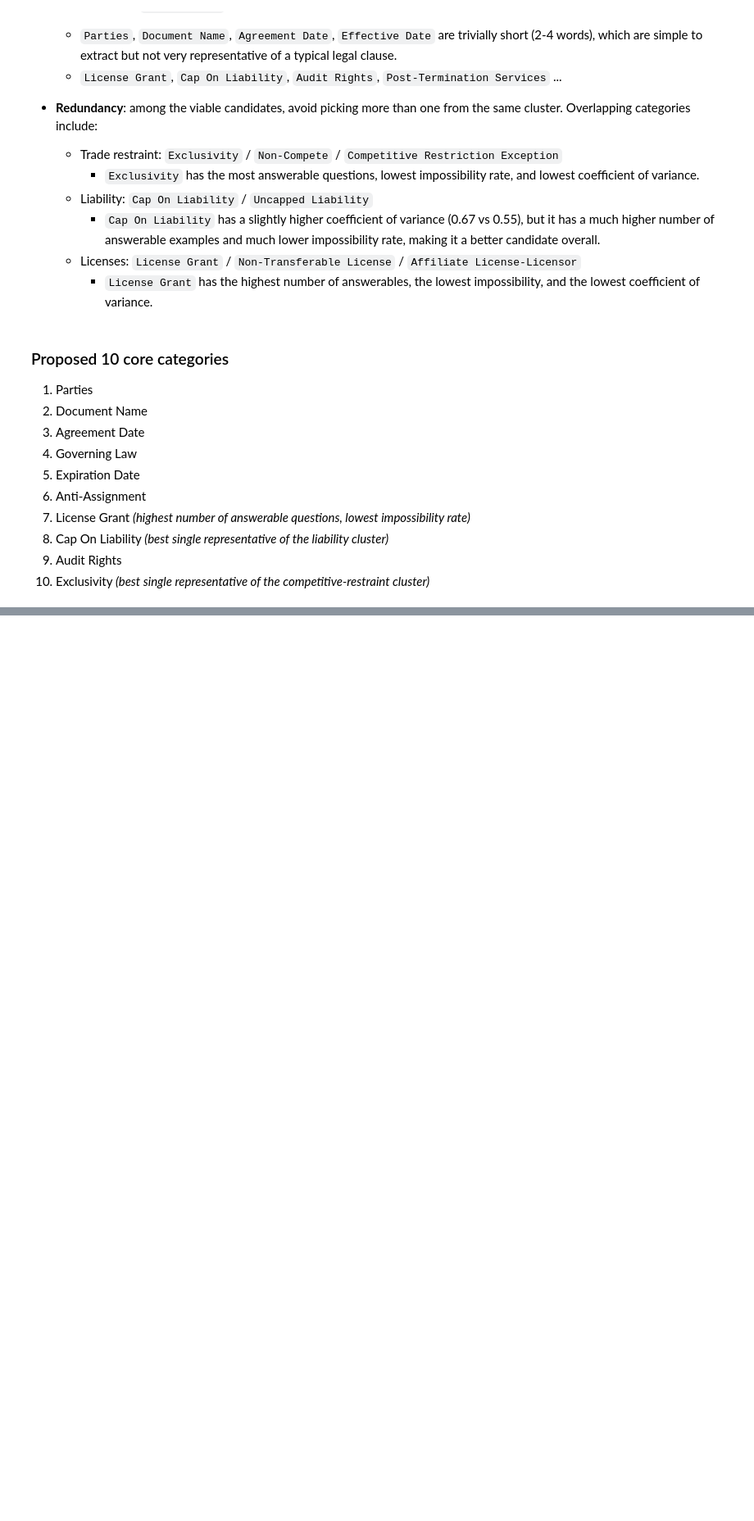
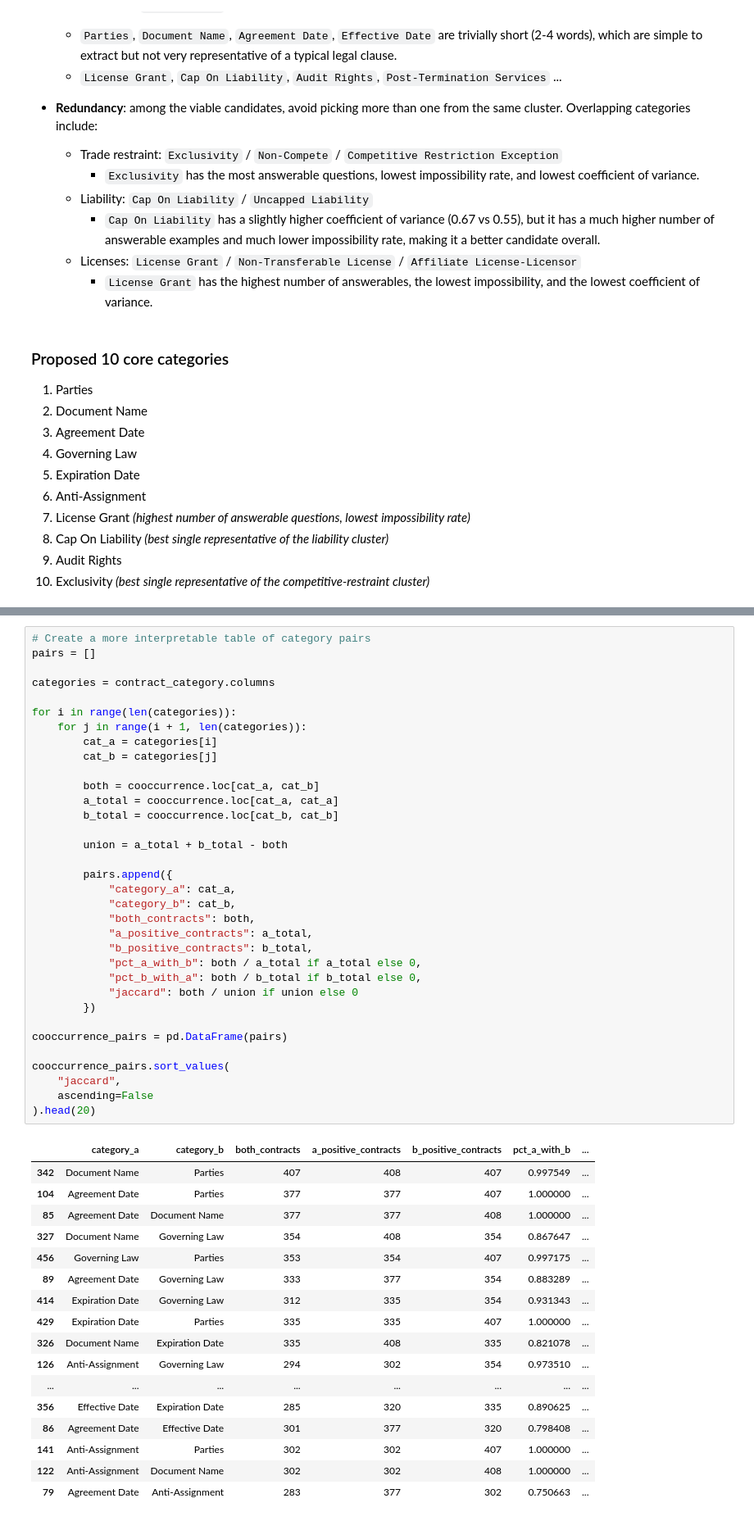
Before and after one commit to Break-Through-Tech/Accenture-1D-contract-review-challenge, a Jupyter notebook: 01_EDA.ipynb, the cells around one changed output, grey strips where cells are left out. Shown at 82% size. Cells and saved outputs as stored; diff of their text form; blank space fills up the shorter version.

```diff
--- a/01_EDA.ipynb
+++ b/01_EDA.ipynb
@@ -454,0 +900,52 @@ category_stats.loc[['License Grant', 'Non-Transferable License', 'Affiliate Lice
+# %%
+# Create a more interpretable table of category pairs
+pairs = []
+
+categories = contract_category.columns
+
+for i in range(len(categories)):
+    for j in range(i + 1, len(categories)):
+        cat_a = categories[i]
+        cat_b = categories[j]
+
+        both = cooccurrence.loc[cat_a, cat_b]
+        a_total = cooccurrence.loc[cat_a, cat_a]
+        b_total = cooccurrence.loc[cat_b, cat_b]
+
+        union = a_total + b_total - both
+
+        pairs.append({
+            "category_a": cat_a,
+            "category_b": cat_b,
+            "both_contracts": both,
+            "a_positive_contracts": a_total,
+            "b_positive_contracts": b_total,
+            "pct_a_with_b": both / a_total if a_total else 0,
+            "pct_b_with_a": both / b_total if b_total else 0,
+            "jaccard": both / union if union else 0
+        })
+
+cooccurrence_pairs = pd.DataFrame(pairs)
+
+cooccurrence_pairs.sort_values(
+    "jaccard",
+    ascending=False
+).head(20)
+# %% [output]
+|  | category_a | category_b | both_contracts | a_positive_contracts | b_positive_contracts | pct_a_with_b | ... |
+| 342 | Document Name | Parties | 407 | 408 | 407 | 0.997549 | ... |
+| 104 | Agreement Date | Parties | 377 | 377 | 407 | 1.000000 | ... |
+| 85 | Agreement Date | Document Name | 377 | 377 | 408 | 1.000000 | ... |
+| 327 | Document Name | Governing Law | 354 | 408 | 354 | 0.867647 | ... |
+| 456 | Governing Law | Parties | 353 | 354 | 407 | 0.997175 | ... |
+| 89 | Agreement Date | Governing Law | 333 | 377 | 354 | 0.883289 | ... |
+| 414 | Expiration Date | Governing Law | 312 | 335 | 354 | 0.931343 | ... |
+| 429 | Expiration Date | Parties | 335 | 335 | 407 | 1.000000 | ... |
+| 326 | Document Name | Expiration Date | 335 | 408 | 335 | 0.821078 | ... |
+| 126 | Anti-Assignment | Governing Law | 294 | 302 | 354 | 0.973510 | ... |
+| ... | ... | ... | ... | ... | ... | ... | ... |
+| 356 | Effective Date | Expiration Date | 285 | 320 | 335 | 0.890625 | ... |
+| 86 | Agreement Date | Effective Date | 301 | 377 | 320 | 0.798408 | ... |
+| 141 | Anti-Assignment | Parties | 302 | 302 | 407 | 1.000000 | ... |
+| 122 | Anti-Assignment | Document Name | 302 | 302 | 408 | 1.000000 | ... |
+| 79 | Agreement Date | Anti-Assignment | 283 | 377 | 302 | 0.750663 | ... |
```
Also changed, not shown: parts of 37 cells of this notebook, 1 other file.
